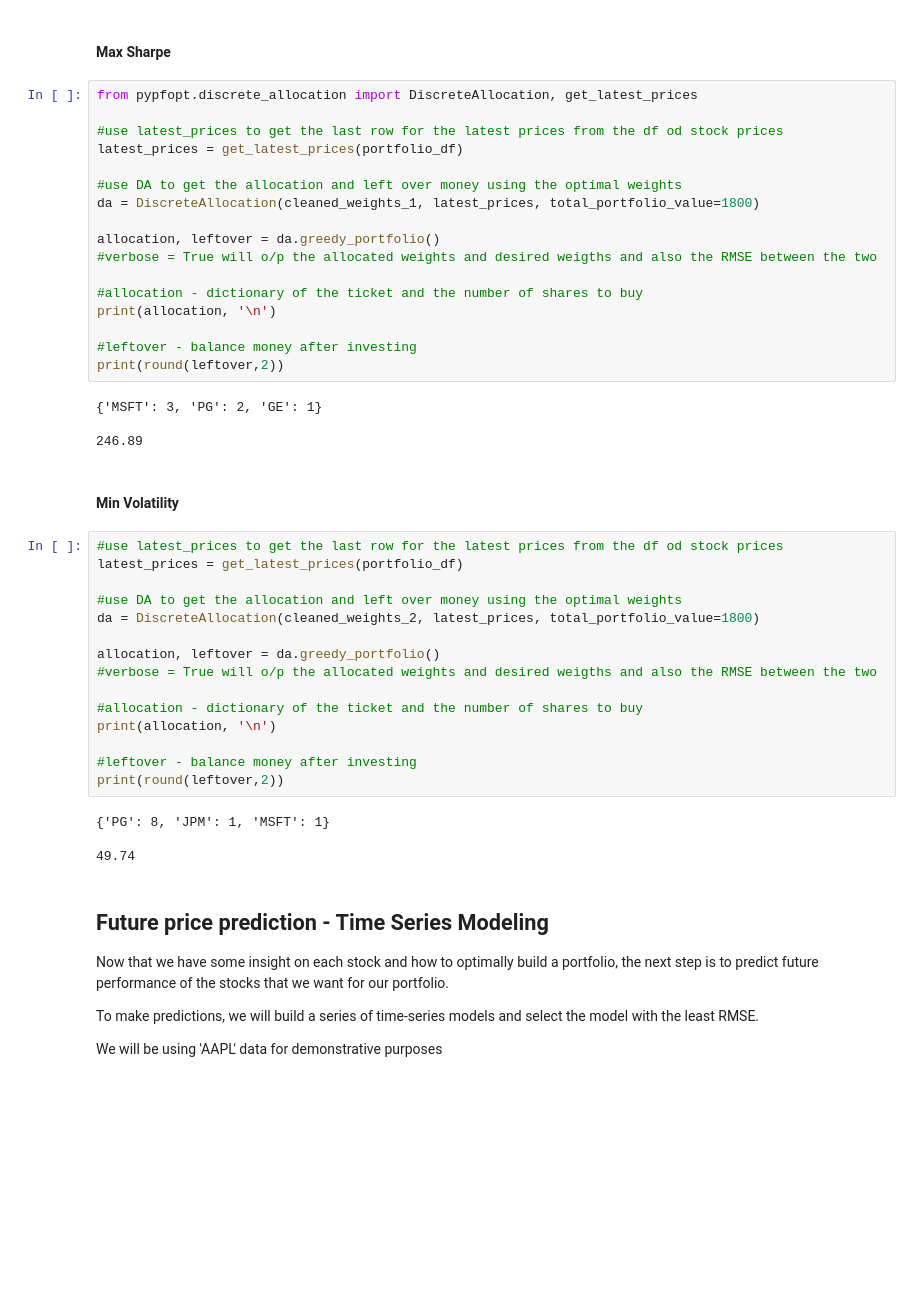
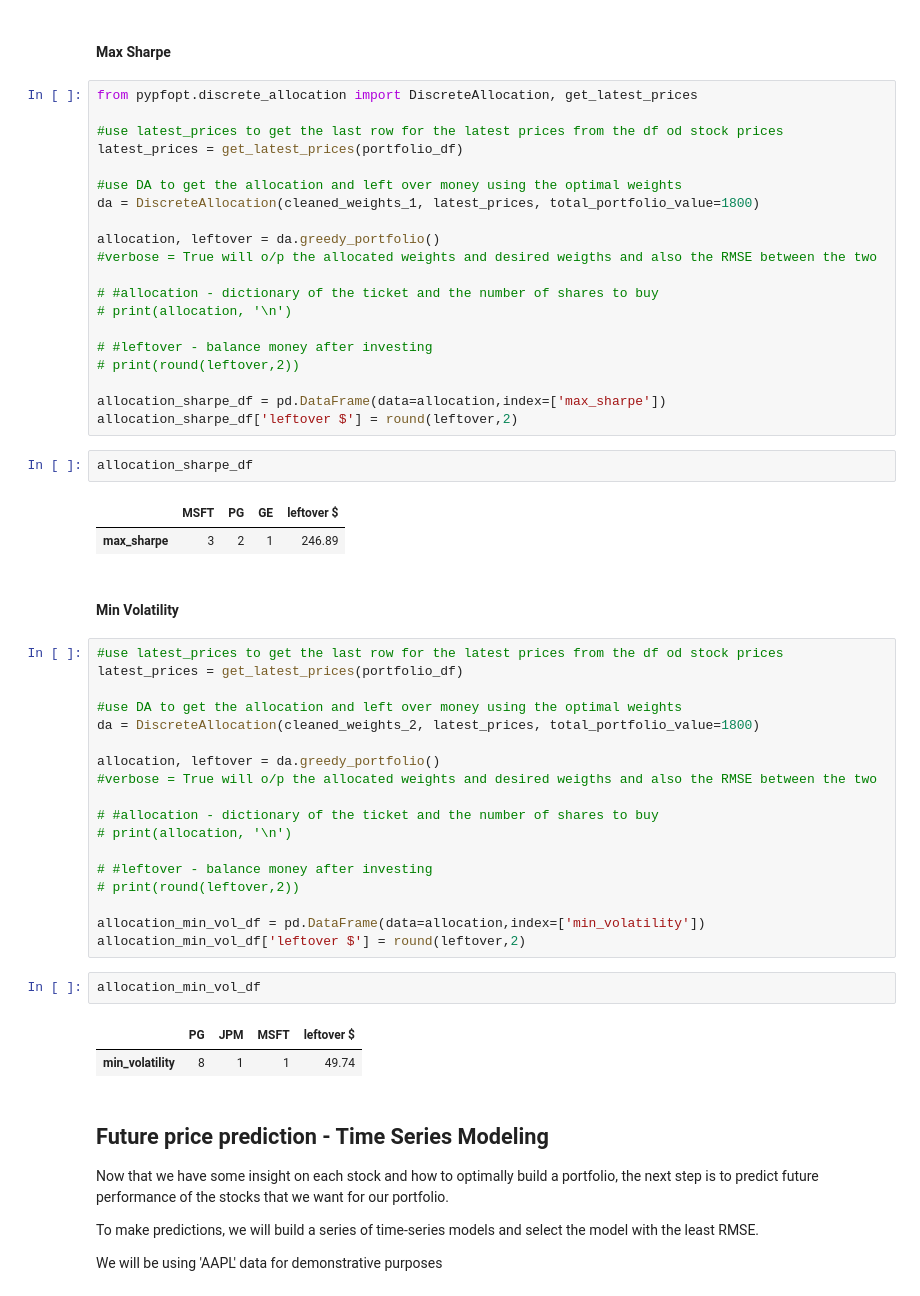
Before and after one commit to rahulakrish/portfolio_builder, a Jupyter notebook: mpt.ipynb, the cells around one changed output. Saved outputs shown, nothing was run; the diff lists cells and outputs as text; blank space fills up the shorter version.

```diff
--- a/mpt.ipynb
+++ b/mpt.ipynb
@@ -583,15 +601,19 @@ da = DiscreteAllocation(cleaned_weights_1, latest_prices, total_portfolio_value=
 allocation, leftover = da.greedy_portfolio()
 #verbose = True will o/p the allocated weights and desired weigths and also the RMSE between the two
 
-#allocation - dictionary of the ticket and the number of shares to buy
-print(allocation, '\n')
+# #allocation - dictionary of the ticket and the number of shares to buy
+# print(allocation, '\n')
 
-#leftover - balance money after investing
-print(round(leftover,2))
+# #leftover - balance money after investing
+# print(round(leftover,2))
+
+allocation_sharpe_df = pd.DataFrame(data=allocation,index=['max_sharpe'])
+allocation_sharpe_df['leftover $'] = round(leftover,2)
-# %% [output]
-{'MSFT': 3, 'PG': 2, 'GE': 1}
-
-246.89
+# %%
+allocation_sharpe_df
+# %% [output]
+|  | MSFT | PG | GE | leftover $ |
+| max_sharpe | 3 | 2 | 1 | 246.89 |
 # %% [markdown]
 #### Min Volatility
 # %%
@@ -604,15 +626,19 @@ da = DiscreteAllocation(cleaned_weights_2, latest_prices, total_portfolio_value=
 allocation, leftover = da.greedy_portfolio()
 #verbose = True will o/p the allocated weights and desired weigths and also the RMSE between the two
 
-#allocation - dictionary of the ticket and the number of shares to buy
-print(allocation, '\n')
+# #allocation - dictionary of the ticket and the number of shares to buy
+# print(allocation, '\n')
 
-#leftover - balance money after investing
-print(round(leftover,2))
+# #leftover - balance money after investing
+# print(round(leftover,2))
+
+allocation_min_vol_df = pd.DataFrame(data=allocation,index=['min_volatility'])
+allocation_min_vol_df['leftover $'] = round(leftover,2)
-# %% [output]
-{'PG': 8, 'JPM': 1, 'MSFT': 1}
-
-49.74
+# %%
+allocation_min_vol_df
+# %% [output]
+|  | PG | JPM | MSFT | leftover $ |
+| min_volatility | 8 | 1 | 1 | 49.74 |
 # %% [markdown]
 ## Future price prediction - Time Series Modeling
 
```
Also changed, not shown: parts of 15 cells of this notebook.
